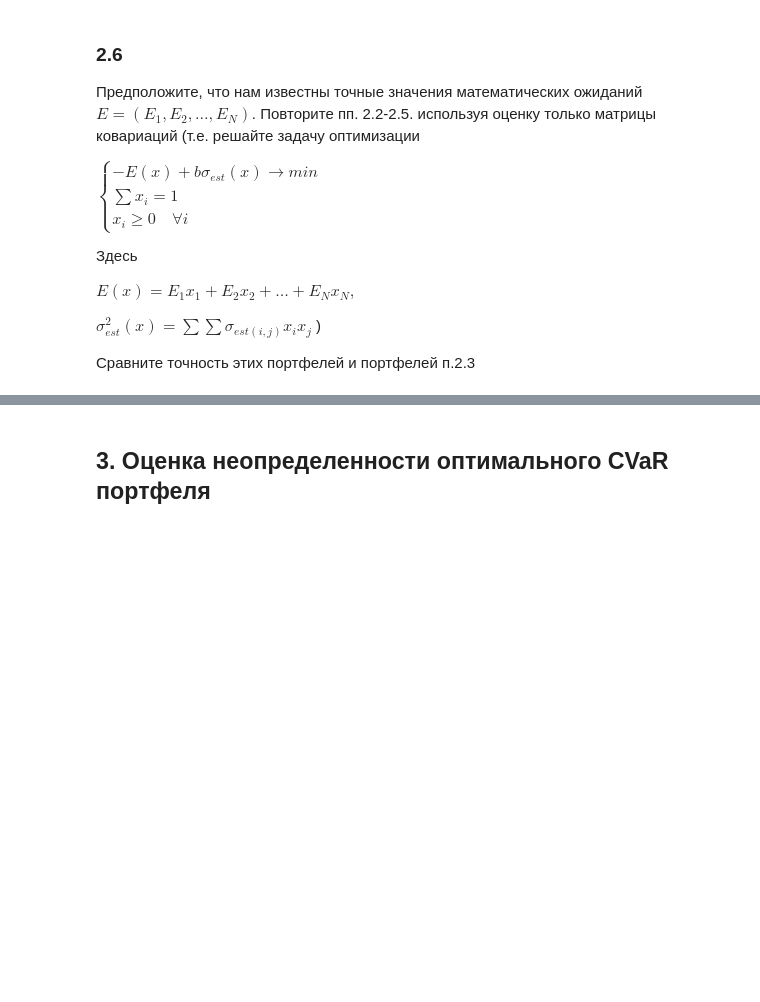
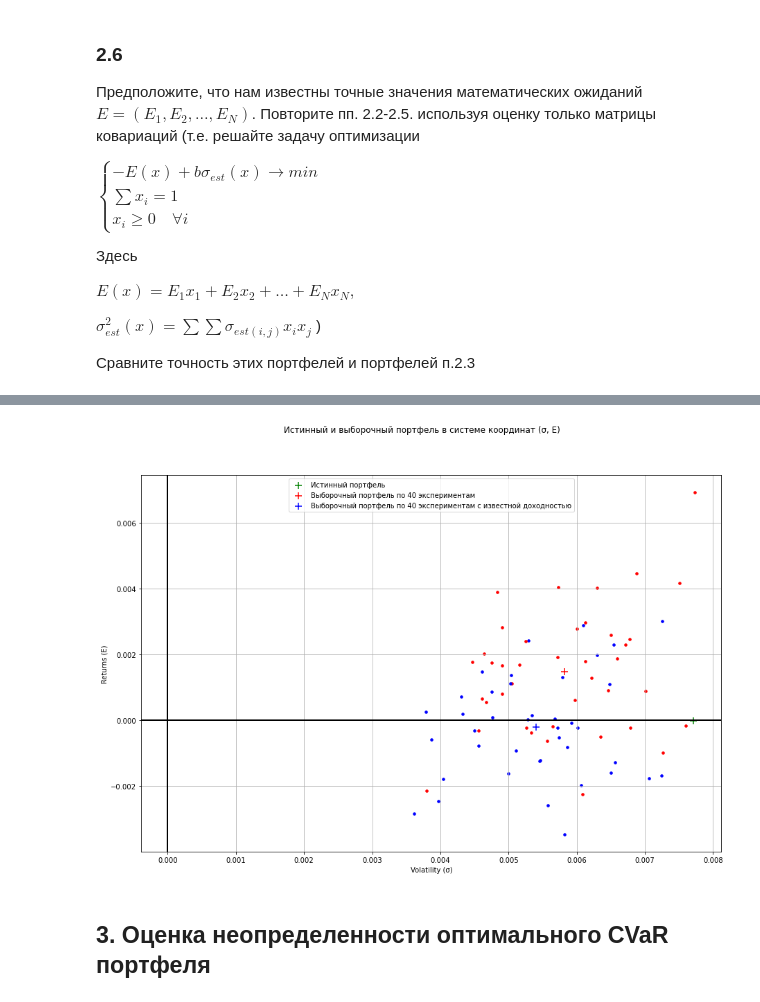
Before and after one commit to dselivanovskaya/Finance-operations-research-lab-3, a Jupyter notebook: lab-3.ipynb, the cells around one changed output, grey strips where cells are left out. Drawn from its saved outputs; the diff is of its cells as text; code cells hidden in the pictures; blank space fills up the shorter version.

```diff
--- a/lab-3.ipynb
+++ b/lab-3.ipynb
@@ -634,0 +735,78 @@ $\sigma_{est}^2(x) =\sum\sum \sigma_{est (i, j)} x_ix_j$ )
+# %%
+S = 40
+# plot
+fig, ax = plt.subplots(figsize=(15, 10))
+fig.suptitle("Истинный и выборочный портфель в системе координат (σ, E)")
+ax.axhline(linewidth=2, color='black')
+ax.axvline(linewidth=2, color='black')
+ax.scatter(x_opt_volatility, x_opt_return, color="g", marker="+", s=100, label="Истинный портфель")
+
+# main loop
+x_opt_r_sample_all = [] # оптимальные портфели для каждого из S экспериментов
+rel_errors = [] # относительные ошибки
+x_opt_r_sample_returns = [] # доходность каждого из S портфелей
+x_opt_r_sample_volatilities = [] # риск каждого из S портфелей
+
+x_opt_r_sample_all_2 = []
+rel_errors_2 = []
+x_opt_r_sample_returns_2 = []
+x_opt_r_sample_volatilities_2 = []
+
+for i in range(S):
+    # r_sample name is used exclusively in this loop
+
+    # generate random log returns:
+    r_sample_log_returns = generate_random_log_returns(means, cov_mat, T=30, seed=i)
+
+    # calculate sample means and sample covariance matrix
+    r_sample_means = calc_sample_means(r_sample_log_returns) # E_est
+    r_sample_cov_mat = calc_sample_cov(r_sample_log_returns, r_sample_means, verbose=True) # sigma_est
+
+    # find optimal portfolio
+    x_opt_r_sample, utility_function_opt_r_sample = find_optimal_portfolio(calc_utility_function,
+                                                     (r_sample_means, r_sample_cov_mat, b),
+                                                     n_stocks=r_sample_means.shape[0],
+                                                     decimals=3,
+                                                     short_sales=False)
+    x_opt_r_sample_2, utility_function_opt_r_sample_2 = find_optimal_portfolio(calc_utility_function,
+                                                     (means, r_sample_cov_mat, b),
+                                                     n_stocks=r_sample_means.shape[0],
+                                                     decimals=3,
+                                                     short_sales=False)
+
+    # calculate and store the value of error
+    rel_errors.append(calc_relative_cityblock_error(x_opt, x_opt_r_sample))
+    rel_errors_2.append(calc_relative_cityblock_error(x_opt, x_opt_r_sample_2))
+
+    # store return and volatility of an optimal portfolio
+    x_opt_r_sample_returns.append(calc_portfolio_return(x_opt_r_sample, r_sample_means))
+    x_opt_r_sample_volatilities.append(calc_portfolio_volatility(x_opt_r_sample, r_sample_cov_mat))
+
+    x_opt_r_sample_returns_2.append(calc_portfolio_return(x_opt_r_sample_2, r_sample_means))
+    x_opt_r_sample_volatilities_2.append(calc_portfolio_volatility(x_opt_r_sample_2, r_sample_cov_mat))
+    # I don't really remember
+    x_opt_r_sample_all.append(np.array(x_opt_r_sample))
+    x_opt_r_sample_all_2.append(np.array(x_opt_r_sample_2))
+
+
+    # plot
+    ax.scatter(x_opt_r_sample_volatilities[i], x_opt_r_sample_returns[i],
+           color="red", marker=".", s=50) # label?
+    ax.scatter(x_opt_r_sample_volatilities_2[i], x_opt_r_sample_returns_2[i],
+       color="blue", marker=".", s=50)
+
+x_opt_r_sample_all = np.array(x_opt_r_sample_all)
+x_opt_r_sample_all_2 = np.array(x_opt_r_sample_all_2)
+# plot
+ax.scatter(np.array(x_opt_r_sample_volatilities).mean(), np.array(x_opt_r_sample_returns).mean(),
+           color="red", marker="+", s=100, label=f"Выборочный портфель по {S} экспериментам")
+ax.scatter(np.array(x_opt_r_sample_volatilities_2).mean(), np.array(x_opt_r_sample_returns_2).mean(),
+           color="blue", marker="+", s=100, label=f"Выборочный портфель по {S} экспериментам c известной доходностью")
+ax.set_xlabel("Volatility (σ)")
+ax.set_ylabel("Returns (E)")
+ax.grid()
+ax.legend()
+fig.show()
+
+print(f"Средняя относительная ошибка по {S} повторениям эксперимента: {np.array(rel_errors).mean()} и {np.array(rel_errors_2).mean()}  ")
+# %% [output]
@@ -635,3 +815,4 @@ $\sigma_{est}^2(x) =\sum\sum \sigma_{est (i, j)} x_ix_j$ )
+[figure, added]
 # %% [markdown]
 ## 3. Оценка неопределенности оптимального CVaR портфеля
 # %% [markdown]
```
Also changed, not shown: parts of 15 cells of this notebook.
